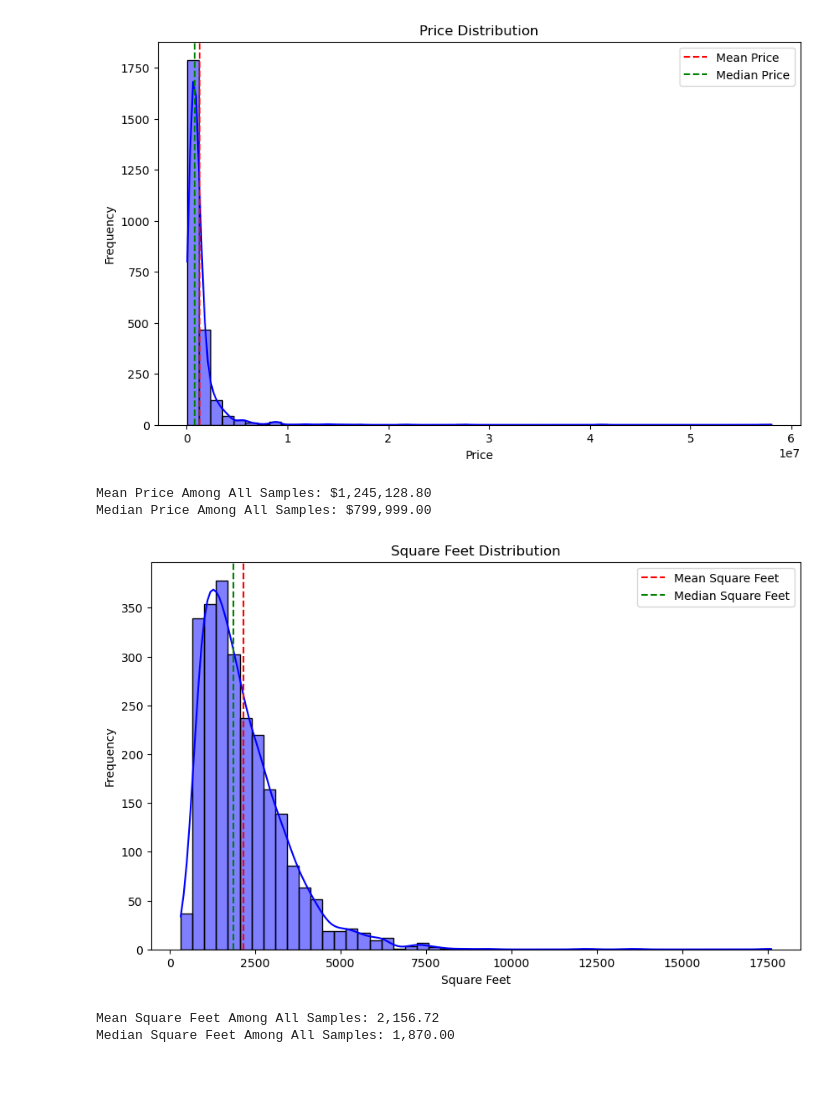
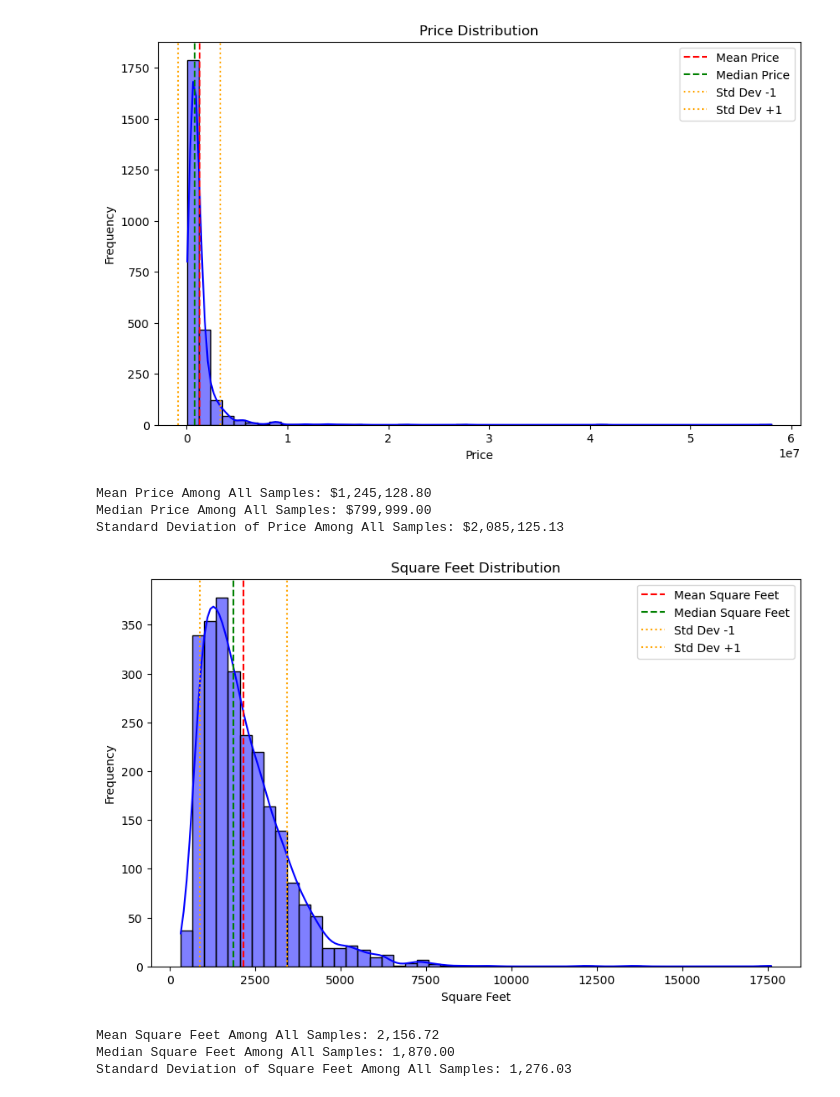
Before and after one commit to JaydenG88/King-County-Housing-Price-Analysis, a Jupyter notebook: backend/data processing/data_analysis.ipynb, the cells around one changed output. Drawn from its saved outputs; the diff is of its cells as text; code cells hidden in the pictures.

```diff
--- a/backend/data processing/data_analysis.ipynb
+++ b/backend/data processing/data_analysis.ipynb
@@ -9,27 +10,35 @@ df = pd.read_csv(os.path.join('..', 'data', 'cleaned_listings_data.csv'), dtype=
 # %%
 king_co_mean_price = df["Price"].mean()
 king_co_median_price = df["Price"].median()
+king_co_std_price = df["Price"].std()
 
 plt.figure(figsize=(10, 6))
 sns.histplot(df['Price'], bins=50, kde=True, color='blue')
 plt.title('Price Distribution')
 plt.xlabel('Price')
 plt.ylabel('Frequency')
 plt.axvline(king_co_mean_price, color='red', linestyle='--', label='Mean Price')
 plt.axvline(king_co_median_price, color='green', linestyle='--', label='Median Price')
+plt.axvline(king_co_mean_price - king_co_std_price, color='orange', linestyle=':', label='Std Dev -1')
+plt.axvline(king_co_mean_price + king_co_std_price, color='orange', linestyle=':', label='Std Dev +1')
+
+
 plt.legend()
 
 plt.show()
 print(f"Mean Price Among All Samples: ${king_co_mean_price:,.2f}")
 print(f"Median Price Among All Samples: ${king_co_median_price:,.2f}")
+print(f"Standard Deviation of Price Among All Samples: ${king_co_std_price:,.2f}")
 # %% [output]
-[figure, old version]
+[figure, new version]
 Mean Price Among All Samples: $1,245,128.80
 Median Price Among All Samples: $799,999.00
+Standard Deviation of Price Among All Samples: $2,085,125.13
 # %%
 
 king_co_mean_sqft = df["Square Feet"].mean()
 king_co_median_sqft = df["Square Feet"].median()
+king_co_std_sqft = df["Square Feet"].std()
 
 plt.figure(figsize=(10, 6))
 sns.histplot(df['Square Feet'], bins=50, kde=True, color='blue')
@@ -38,15 +47,19 @@ plt.xlabel('Square Feet')
 plt.ylabel('Frequency')
 plt.axvline(king_co_mean_sqft, color='red', linestyle='--', label='Mean Square Feet')
 plt.axvline(king_co_median_sqft, color='green', linestyle='--', label='Median Square Feet')
+plt.axvline(king_co_mean_sqft - king_co_std_sqft, color='orange', linestyle=':', label='Std Dev -1')
+plt.axvline(king_co_mean_sqft + king_co_std_sqft, color='orange', linestyle=':', label='Std Dev +1')
 plt.legend()
 
 plt.show()
 print(f"Mean Square Feet Among All Samples: {king_co_mean_sqft:,.2f}")
 print(f"Median Square Feet Among All Samples: {king_co_median_sqft:,.2f}")
+print(f"Standard Deviation of Square Feet Among All Samples: {king_co_std_sqft:,.2f}")
 # %% [output]
-[figure, old version]
+[figure, new version]
 Mean Square Feet Among All Samples: 2,156.72
 Median Square Feet Among All Samples: 1,870.00
+Standard Deviation of Square Feet Among All Samples: 1,276.03
 # %%
 king_co_mean_price_per_sqft = df["Price/Sqft"].mean()
 king_co_median_price_per_sqft = df["Price/Sqft"].median()
```
Also changed, not shown: parts of 7 cells of this notebook, 2 other files.
